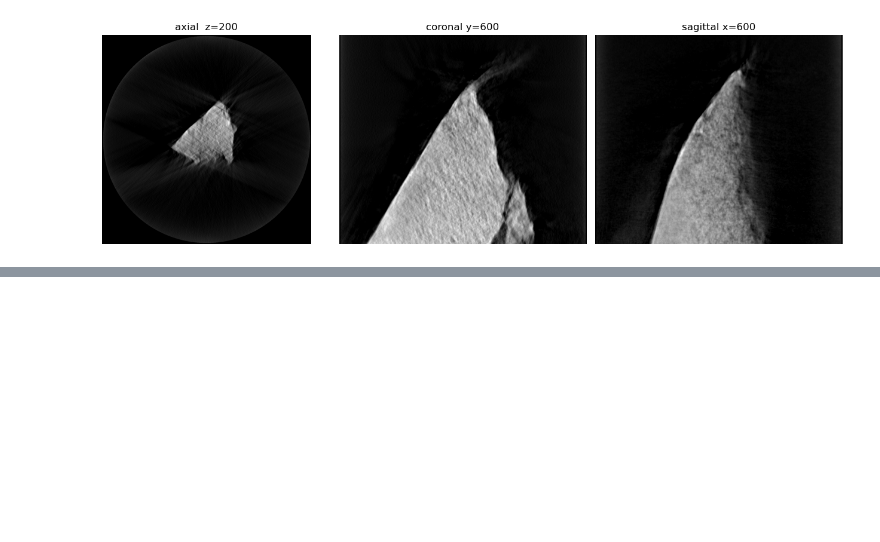
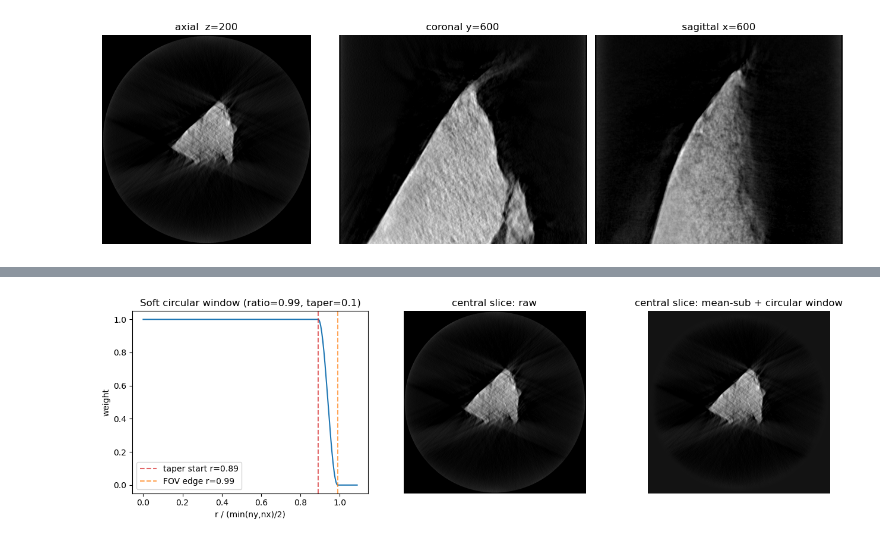
Before and after one commit to levijh1/TomoMono, a Jupyter notebook: featureSizeFFT.ipynb, the cells around one changed output, grey strips where cells are left out. Cells and saved outputs as stored; diff of their text form; code cells hidden in the pictures; blank space fills up the shorter version.

```diff
--- a/featureSizeFFT.ipynb
+++ b/featureSizeFFT.ipynb
@@ -121,0 +77,71 @@ sub-voxel precision in locating spectral peaks — critical for sizing filaments
+# %%
+raw_slice = vol[nz // 2].copy()
+vol -= vol.mean()  # remove DC
+
+# ── Soft circular window (XY plane, broadcast over Z) ─────────────────────
+# Same approach as _soft_circ_mask() in metrics/fsc.py:
+#   r_out = SOFT_CIRCLE_RATIO * inscribed-circle radius
+#   r_in  = r_out * (1 - SOFT_CIRCLE_TAPER)
+# Weight = 1 inside r_in, raised-cosine taper from r_in → r_out, 0 outside.
+cy, cx = (ny - 1) / 2.0, (nx - 1) / 2.0
+yy = np.arange(ny, dtype=np.float32) - cy
+xx = np.arange(nx, dtype=np.float32) - cx
+rr = np.sqrt(yy[:, None]**2 + xx[None, :]**2)
+
+r_out = SOFT_CIRCLE_RATIO * min(ny, nx) / 2.0
+r_in  = r_out * (1.0 - SOFT_CIRCLE_TAPER)
+mask2d = np.ones((ny, nx), dtype=np.float32)
+edge = (rr > r_in) & (rr <= r_out)
+mask2d[edge] = 0.5 * (1.0 + np.cos(np.pi * (rr[edge] - r_in) / (r_out - r_in)))
+mask2d[rr > r_out] = 0.0
+vol *= mask2d[None, :, :]  # broadcast over all Z slices
+
+# ── Z-axis edge-replicated padding + progressive blur + taper ─────────────
+# Mirrors _pad_taper_3d(axes=(0,)) from metrics/fsc.py.
+# 1. Pad each Z face with Z_PAD_LENGTH voxels of edge-replicated content so
+#    the taper doesn't eat into the reconstructed object.
+# 2. Progressively Gaussian-blur each pad slice outward so the frozen edge
+#    profile relaxes toward a flat level (no sharp lateral content to transform).
+# 3. Apply a raised-cosine (sin²) ramp over the pad strip to roll it to zero.
+if Z_PAD_LENGTH > 0:
+    vol = np.pad(vol, ((Z_PAD_LENGTH, Z_PAD_LENGTH), (0, 0), (0, 0)), mode='edge')
+    nz = vol.shape[0]       # update nz so downstream cells use the padded size
+
+    BLUR_SIGMA = 0.7        # per-layer Gaussian σ; compounds outward ~σ√k after k layers
+    prev = vol[Z_PAD_LENGTH].copy()
+    for k in range(Z_PAD_LENGTH - 1, -1, -1):
+        prev = gaussian_filter(prev, BLUR_SIGMA)
+        vol[k] = prev
+    prev = vol[nz - Z_PAD_LENGTH - 1].copy()
+    for k in range(nz - Z_PAD_LENGTH, nz):
+        prev = gaussian_filter(prev, BLUR_SIGMA)
+        vol[k] = prev
+
+    te = Z_PAD_LENGTH
+    ramp_z = np.sin(0.5 * np.pi * np.arange(te, dtype=np.float32) / te) ** 2
+    vol[:te]      *= ramp_z[:, None, None]
+    vol[nz - te:] *= ramp_z[::-1, None, None]
+
+# Radial profile for visualization
+r_prof = np.linspace(0, 1.1 * r_out, 400)
+w_prof = np.ones(len(r_prof), dtype=np.float32)
+e_prof = (r_prof > r_in) & (r_prof <= r_out)
+w_prof[e_prof] = 0.5 * (1.0 + np.cos(np.pi * (r_prof[e_prof] - r_in) / (r_out - r_in)))
+w_prof[r_prof > r_out] = 0.0
+r_norm = r_prof / (min(ny, nx) / 2.0)
+
+fig, ax = plt.subplots(1, 3, figsize=(13, 4))
+ax[0].plot(r_norm, w_prof)
+ax[0].axvline(r_in / (min(ny, nx) / 2.0), color="C3", ls="--", alpha=0.7,
+              label=f"taper start r={r_in / (min(ny, nx) / 2.0):.2f}")
+ax[0].axvline(SOFT_CIRCLE_RATIO, color="C1", ls="--", alpha=0.7,
+              label=f"FOV edge r={SOFT_CIRCLE_RATIO:.2f}")
+ax[0].set_title(f"Soft circular window (ratio={SOFT_CIRCLE_RATIO}, taper={SOFT_CIRCLE_TAPER})")
+ax[0].set_xlabel("r / (min(ny,nx)/2)"); ax[0].set_ylabel("weight"); ax[0].legend()
+ax[1].imshow(raw_slice, cmap="gray"); ax[1].set_title("central slice: raw"); ax[1].axis("off")
+ax[2].imshow(vol[nz // 2], cmap="gray")
+ax[2].set_title("central slice: mean-sub + circular window"); ax[2].axis("off")
+plt.tight_layout(); plt.show()
+del raw_slice
+# %% [output]
+[figure, added]
```
Also changed, not shown: parts of 18 cells of this notebook, 5 other files.
